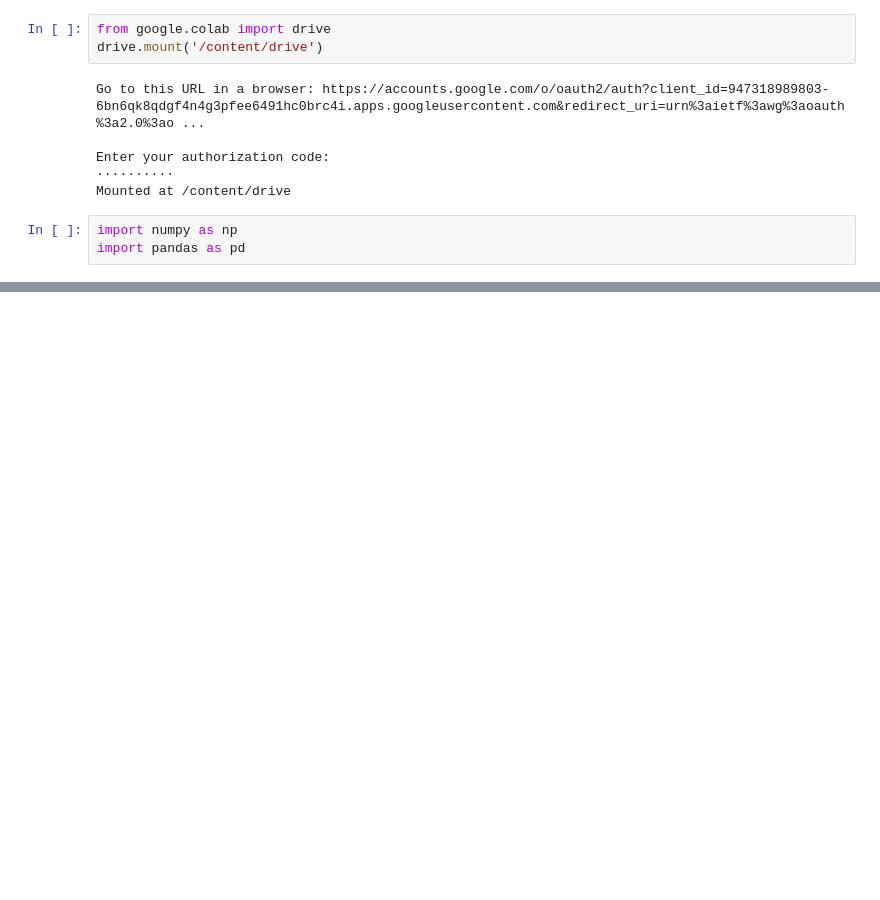
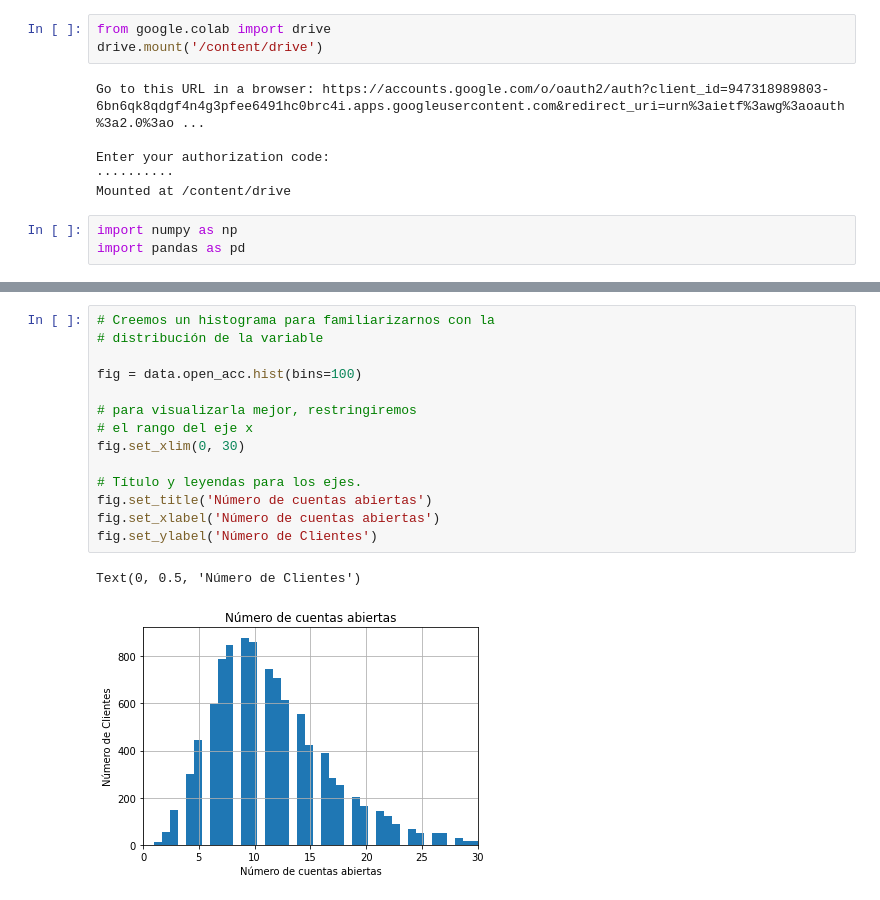
Before and after one commit to virf96/Chat-Bot, a Jupyter notebook: Tipos_de_variables.ipynb, the cells around one changed output, grey strips where cells are left out. Drawn from its saved outputs; the diff is of its cells as text; blank space fills up the shorter version.

```diff
--- a/Tipos_de_variables.ipynb
+++ b/Tipos_de_variables.ipynb
@@ -119,0 +202,17 @@ NameError: ignored
+# %%
+# Creemos un histograma para familiarizarnos con la
+# distribución de la variable
+
+fig = data.open_acc.hist(bins=100)
+
+# para visualizarla mejor, restringiremos
+# el rango del eje x
+fig.set_xlim(0, 30)
+
+# Título y leyendas para los ejes.
+fig.set_title('Número de cuentas abiertas')
+fig.set_xlabel('Número de cuentas abiertas')
+fig.set_ylabel('Número de Clientes')
+# %% [output]
+Text(0, 0.5, 'Número de Clientes')
+[figure, added]
```
Also changed, not shown: parts of 25 cells of this notebook.
